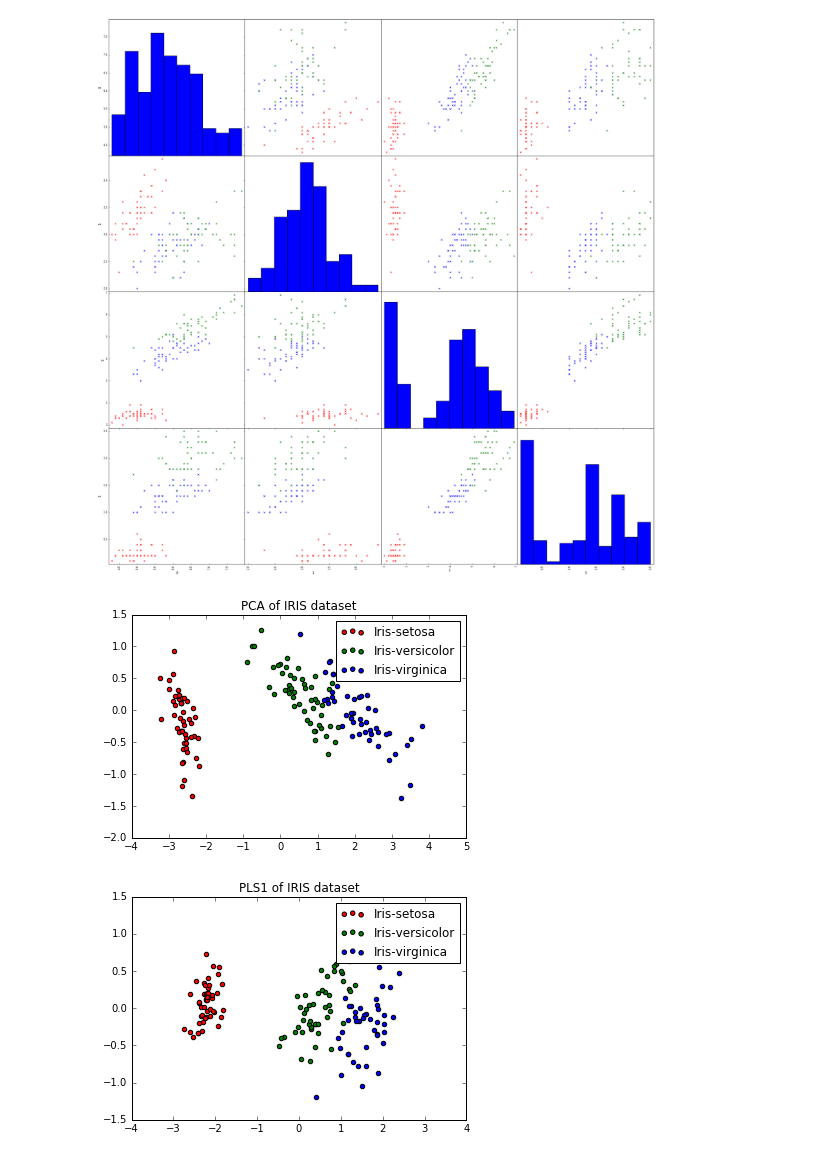
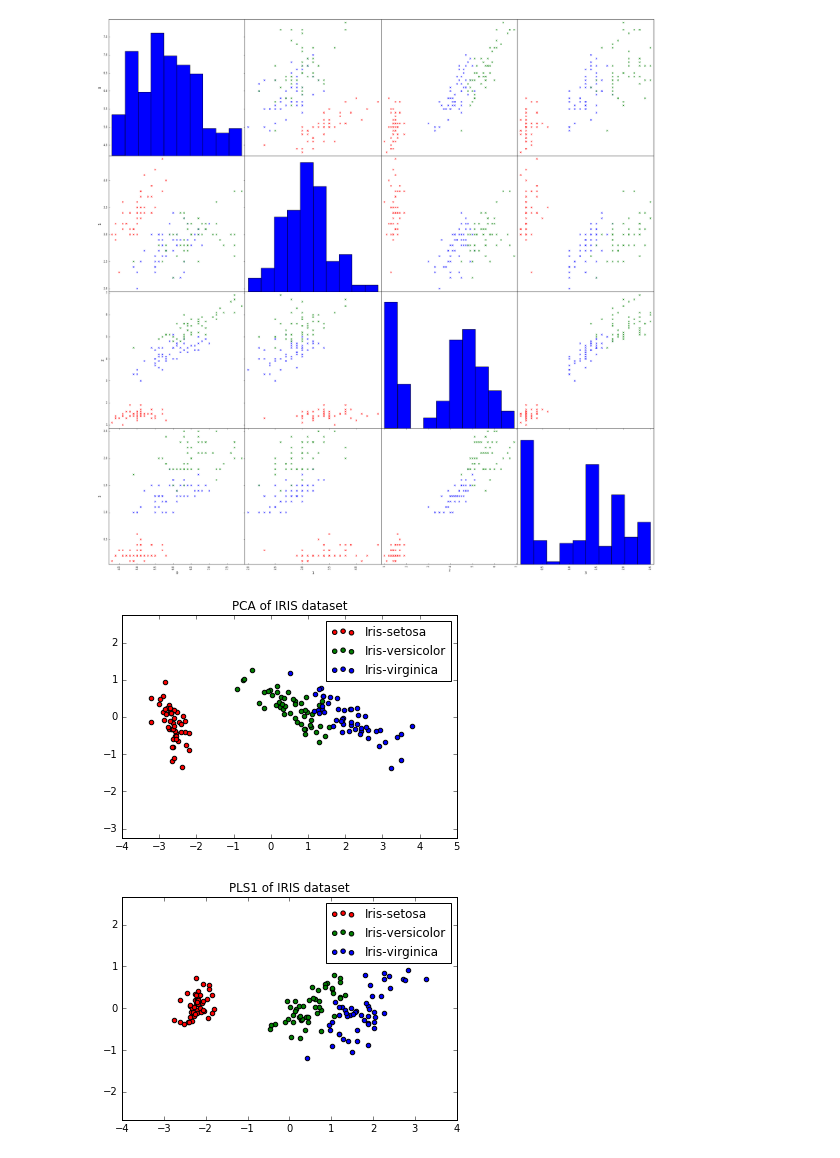
Before and after one commit to js345/applied-machine-learning, a Jupyter notebook: hw4/p1.ipynb, the cells around one changed output. Cells and saved outputs as stored; diff of their text form; code cells hidden in the pictures.

```diff
--- a/hw4/p1.ipynb
+++ b/hw4/p1.ipynb
@@ -33,19 +33,19 @@ array([[<matplotlib.axes._subplots.AxesSubplot object at 0x...>,
 # %%
 pca = PCA(n_components=2)
 X = df.as_matrix()[:, :4]
 y = df.as_matrix()[:,4]
 X_r = pca.fit(X).transform(X)
 target_names = ["Iris-setosa", "Iris-versicolor", "Iris-virginica"]
 
 plt.figure()
 for c, i, target_name in zip("rgb", ["Iris-setosa", "Iris-versicolor", "Iris-virginica"], target_names):
     plt.scatter(X_r[y == i, 0], X_r[y == i, 1], c=c, label=target_name)
 plt.legend()
 plt.title('PCA of IRIS dataset')
-
+plt.axis('equal')
 plt.show()
 # %% [output]
-[figure, old version]
+[figure, new version]
 # %%
 PLS1 = PLS(n_components=2)
 X = df.as_matrix()[:, :4]
@@ -59,9 +59,10 @@ for c, i, target_name in zip("rgb", ["Iris-setosa", "Iris-versicolor", "Iris-vir
     plt.scatter(result[0][y == i, 0],result[0][y == i, 1], c=c, label=target_name)
 plt.legend()
 plt.title('PLS1 of IRIS dataset')
+plt.axis('equal')
 plt.show()
 # %% [output]
-[figure, old version]
+[figure, new version]
 # %%
 PLS2 = PLS(n_components=2)
 X = df.as_matrix()[:, :4]
```
Also changed, not shown: parts of 1 cell of this notebook, 5 other files.
